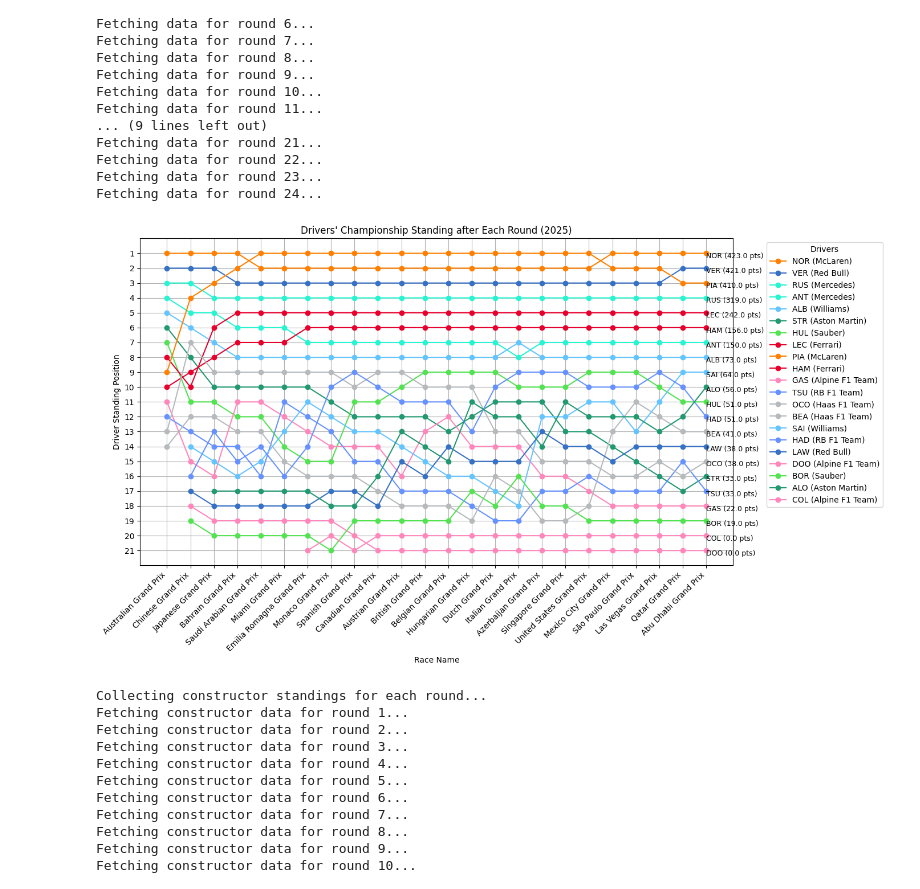
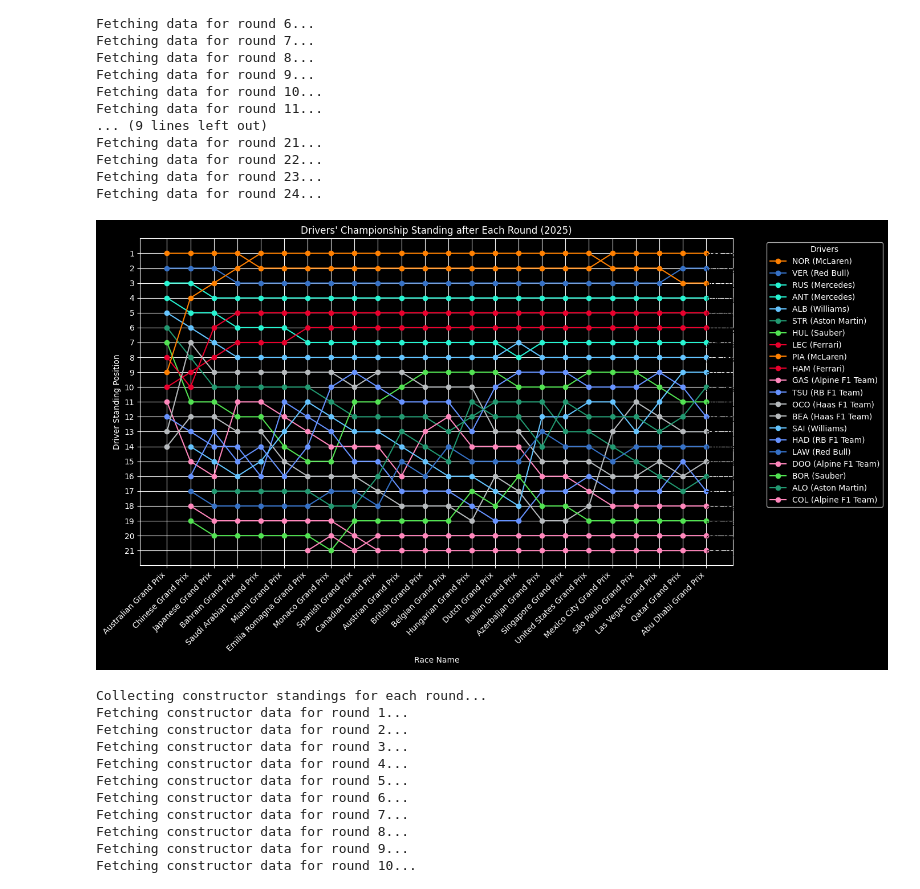
Before and after one commit to jakmate/F1DataAnalysis, a Jupyter notebook: standings.ipynb, the cells around one changed output. Drawn from its saved outputs; the diff is of its cells as text; code cells hidden in the pictures.

```diff
--- a/standings.ipynb
+++ b/standings.ipynb
@@ -11,7 +10,9 @@ constructorColors = get_constructor_colours()
 season_info = api.get_driver_standings(2025)
 try:
     # Get the last round number from the response
-    last_round = int(season_info['MRData']['StandingsTable']['StandingsLists'][0]['round'])
+    last_round = int(
+        season_info["MRData"]["StandingsTable"]["StandingsLists"][0]["round"]
+    )
     print(f"Found {last_round} rounds in the 2025 season so far")
 except (KeyError, IndexError):
     last_round = 10
@@ -129,43 +130,54 @@ driver_performance_2025['race_name'] = driver_performance_2025['round'].map(race
 # %%
+plt.style.use("dark_background")
 plt.figure(figsize=(14, 8))
 
 # Loop through each driver code to plot their standings over rounds
-for code in driver_performance_2025['code'].unique():
-    driver_data = driver_performance_2025[driver_performance_2025['code'] == code].sort_values('round')
-    team = driver_data['team_name'].iloc[0]
+for code in driver_performance_2025["code"].unique():
+    driver_data = driver_performance_2025[
+        driver_performance_2025["code"] == code
+    ].sort_values("round")
+    team = driver_data["team_name"].iloc[0]
 
-    plt.plot(driver_data['race_name'], driver_data['position'], marker='o',
-             label=f'{code} ({team})', color=constructorColors.get(team, '#000000'), linestyle='-')
+    plt.plot(
+        driver_data["race_name"],
+        driver_data["position"],
+        marker="o",
+        label=f"{code} ({team})",
+        color=constructorColors.get(team, "#000000"),
+        linestyle="-",
+    )
 
     # Adding labels to the last point only
     last_row = driver_data.iloc[-1]
     plt.text(
-        x=last_row['race_name'],
-        y=last_row['position'] + 0.2,  # Offset label slightly
+        x=last_row["race_name"],
+        y=last_row["position"] + 0.2,  # Offset label slightly
         s=f'{last_row["code"]} ({last_row["points"]} pts)',
         fontsize=9,
-        ha='left',
-        va='center',
-        color='black'
+        ha="left",
+        va="center",
+        color="black",
     )
 
 # Invert y-axis so 1st position is at the top
 plt.gca().invert_yaxis()
 
 # Set y-axis ticks to be every integer value
-max_position = driver_performance_2025['position'].max()
+max_position = driver_performance_2025["position"].max()
 plt.yticks(range(1, max_position + 1))
 
-plt.xlabel('Race Name')
-plt.ylabel('Driver Standing Position')
-plt.title('Drivers\' Championship Standing after Each Round (2025)')
-plt.xticks(rotation=45, ha='right')
-plt.legend(title='Drivers', bbox_to_anchor=(1.05, 1), loc='upper left')  # Move legend outside plot
+plt.xlabel("Race Name")
+plt.ylabel("Driver Standing Position")
+plt.title("Drivers' Championship Standing after Each Round (2025)")
+plt.xticks(rotation=45, ha="right")
+plt.legend(
+    title="Drivers", bbox_to_anchor=(1.05, 1), loc="upper left"
+)  # Move legend outside plot
 plt.grid(True)
 plt.tight_layout()
 plt.show()
 # %% [output]
-[figure, old version]
+[figure, new version]
 # %%
 all_constructor_standings = []
 
```
Also changed, not shown: parts of 7 cells of this notebook, 9 other files.
